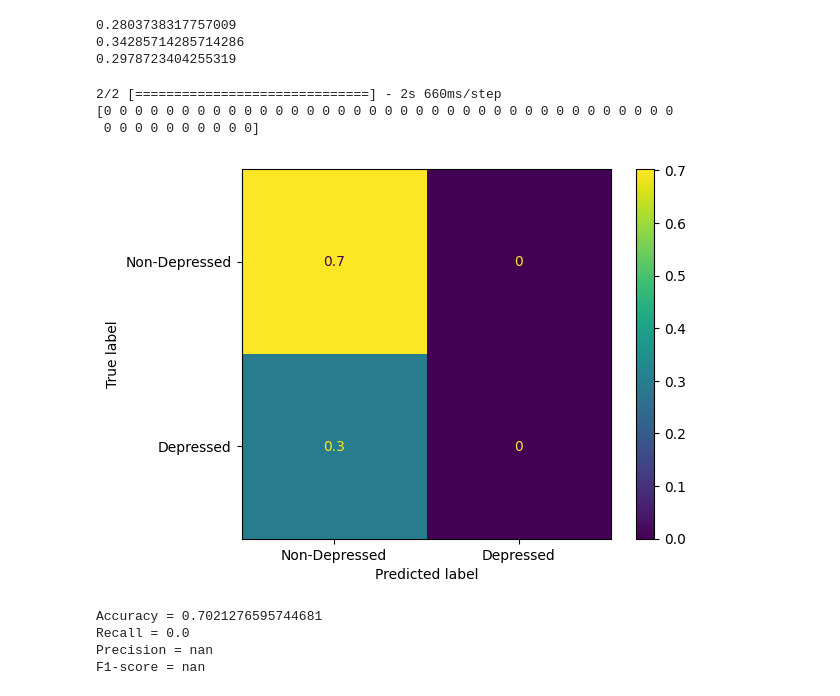
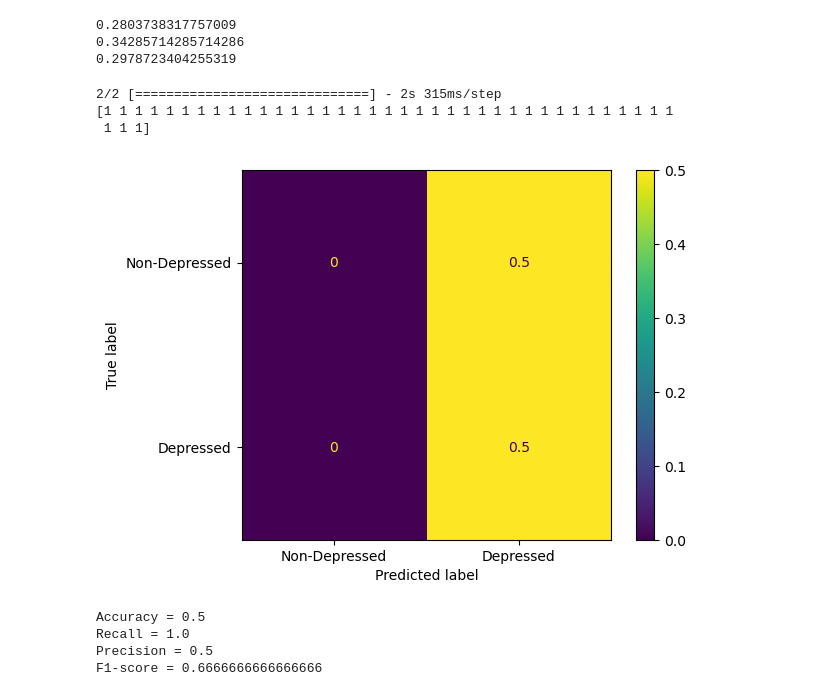
Before and after one commit to DirectionlessPad/DAIC_AUbased, a Jupyter notebook: guo2022_pose.ipynb, the cells around one changed output. Drawn from its saved outputs; the diff is of its cells as text; code cells hidden in the pictures.

```diff
--- a/guo2022_pose.ipynb
+++ b/guo2022_pose.ipynb
@@ -198,9 +199,9 @@ elementwise_product = Multiply()([tdcn_pose, sigmoid_layer])
 
 # FC layer
 flatten = Flatten()(elementwise_product)
-FC_l1 = Dense(16, activation="relu")(flatten)
-FC_l2 = Dense(12, activation="relu")(FC_l1)
-FC_l3 = Dense(8, activation="relu")(FC_l2)
+FC_l1 = Dense(100, activation="relu")(flatten)
+FC_l2 = Dense(100, activation="relu")(FC_l1)
+FC_l3 = Dense(100, activation="relu")(FC_l2)
 last_layer = Dense(2, activation="relu")(FC_l3)
 output = Softmax()(last_layer)
 # output = Dense(1, activation = "sigmoid")(FC_l3)
@@ -212,7 +213,7 @@ model_pose = Model(inputs=[input_pose], outputs=[output])
 opt = SGD(learning_rate = 2e-5, momentum = 0.9)
 model_pose.compile(loss = "binary_crossentropy", optimizer=opt, metrics=['accuracy'])
 # %%
-# model_pose.fit(x_train_bad[:], y_train_bad[:], validation_data=(x_dev_bad[:], y_dev_bad[:]), epochs=5)
-model_pose.fit(pose_train[:], y_train[:], validation_data=(pose_dev[:], y_dev[:]), epochs=5)
+model_pose.fit(x_train_bad[:], y_train_bad[:], validation_data=(x_dev_bad[:], y_dev_bad[:]), epochs=5)
+# model_pose.fit(pose_train[:], y_train[:], validation_data=(pose_dev[:], y_dev[:]), epochs=5)
 # %% [output]
 Epoch 1/5
@@ -237,38 +238,38 @@ print(sum(y_test)/len(y_test))
 0.2978723404255319
 # %%
 #Predict
-x = pose_test
-y = y_test
-# x = x_dev_bad
-# y = y_dev_bad
+# x = pose_test
+# y = y_test
+x = x_dev_bad
+y = y_dev_bad
 y_pose_prediction = model_pose.predict(x)
 y_pose_prediction = np.argmax(y_pose_prediction, axis = 1)
 # print(sum(y_pose_prediction)/len(y_pose_prediction))
 print(y_pose_prediction)
 #Create confusion matrix and normalizes it over predicted (columns)
 result = confusion_matrix(y, y_pose_prediction, normalize='pred')
 # print(result)
 cm_display = ConfusionMatrixDisplay(confusion_matrix = result, display_labels = ["Non-Depressed", "Depressed"])
 cm_display.plot()
 plt.show()
 tn_pose = result[0][0]
 tp_pose = result[1][1]
 fn_pose = result[1][0]
 fp_pose = result[0][1]
 accuracy = (tp_pose + tn_pose)/(tp_pose + tn_pose + fp_pose + fn_pose)
 recall = tp_pose / (tp_pose + fn_pose)
 precision = tp_pose / (tp_pose + fp_pose)
 f1_score = 2 * precision * recall / (precision + recall)
 print("Accuracy = " + str(accuracy))
 print("Recall = " + str(recall))
 print("Precision = " + str(precision))
 print("F1-score = " + str(f1_score))
 # %% [output]
-2/2 [==============================] - 2s 660ms/step
-[0 0 0 0 0 0 0 0 0 0 0 0 0 0 0 0 0 0 0 0 0 0 0 0 0 0 0 0 0 0 0 0 0 0 0 0 0
- 0 0 0 0 0 0 0 0 0 0]
+2/2 [==============================] - 2s 315ms/step
+[1 1 1 1 1 1 1 1 1 1 1 1 1 1 1 1 1 1 1 1 1 1 1 1 1 1 1 1 1 1 1 1 1 1 1 1 1
+ 1 1 1]
-[figure, old version]
+[figure, new version]
-Accuracy = 0.7021276595744681
-Recall = 0.0
-Precision = nan
-F1-score = nan
+Accuracy = 0.5
+Recall = 1.0
+Precision = 0.5
+F1-score = 0.6666666666666666
```
Also changed, not shown: parts of 3 cells of this notebook, 1 other file.
